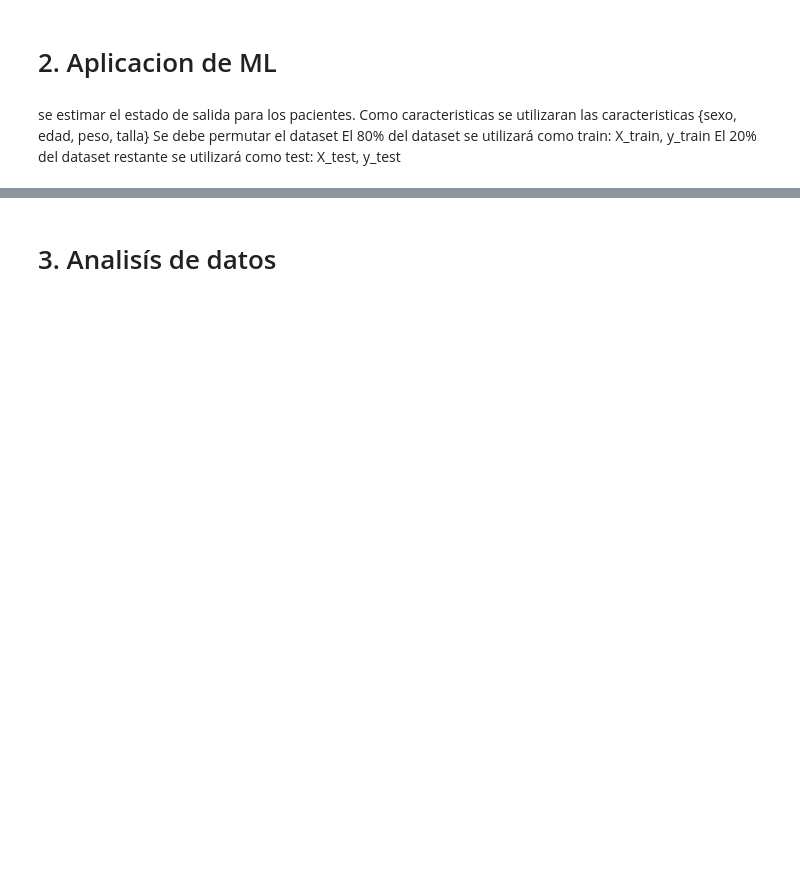
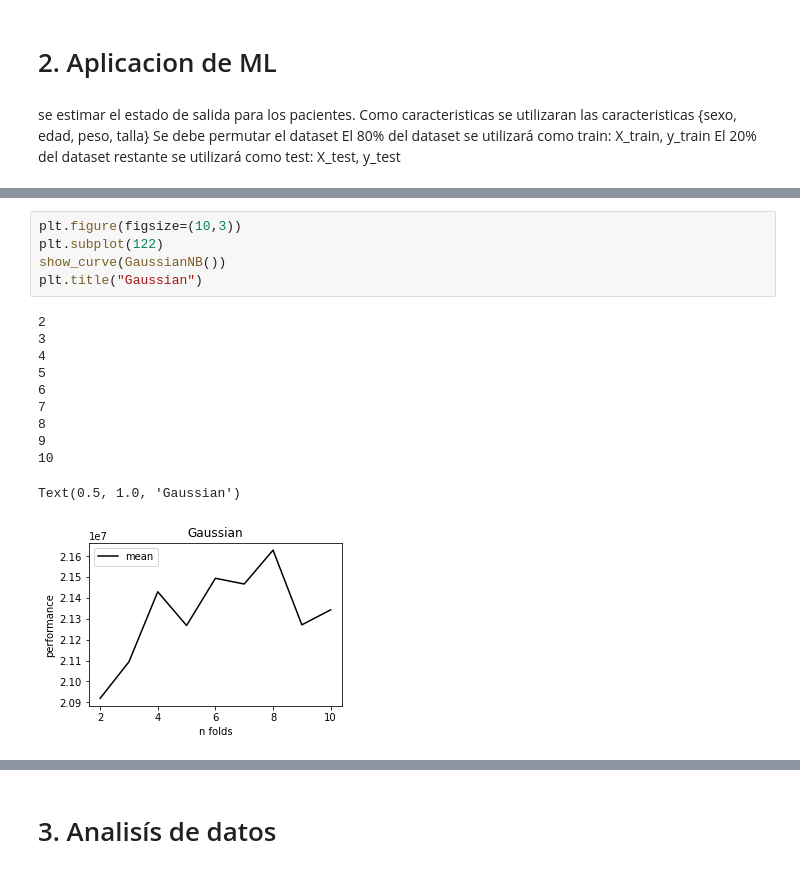
Before and after one commit to LandaAzul/proyectoIA, a Jupyter notebook: Proyecto IA.ipynb, the cells around one changed output, grey strips where cells are left out. Cells and saved outputs as stored; diff of their text form; blank space fills up the shorter version.

```diff
--- a/Proyecto IA.ipynb
+++ b/Proyecto IA.ipynb
@@ -361 +488,18 @@ ValueError: ignored
+# %%
+plt.figure(figsize=(10,3))
+plt.subplot(122)
+show_curve(GaussianNB())
+plt.title("Gaussian")
+# %% [output]
+2
+3
+4
+5
+6
+7
+8
+9
+10
+Text(0.5, 1.0, 'Gaussian')
+[figure, added]
 # %%
```
Also changed, not shown: parts of 108 cells of this notebook, 1 other file.
